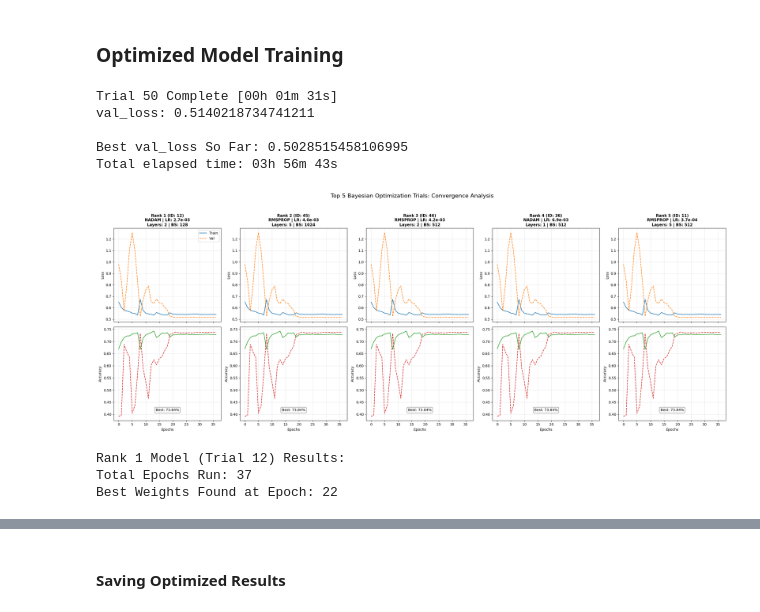
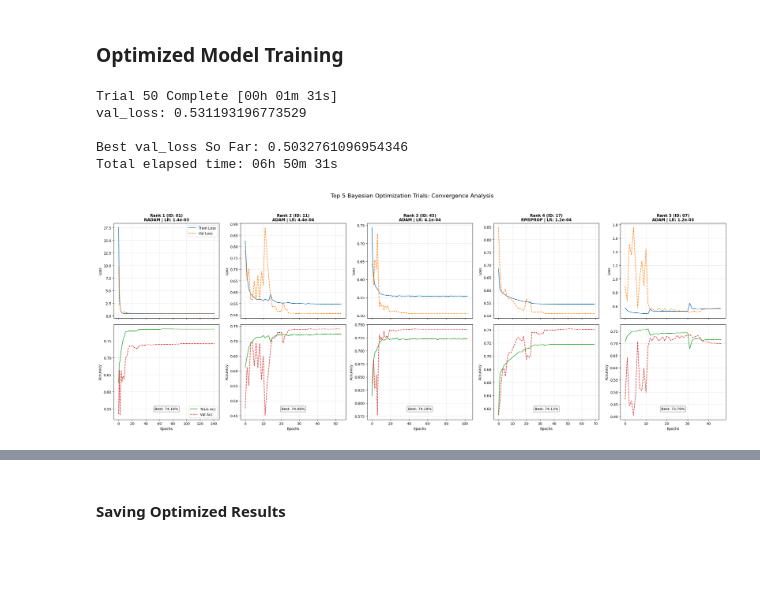
Before and after one commit to neeeal/MSCS-TIPQC, a Jupyter notebook: PSMDSSC 103/final_project/ML_Final_Req_Baseline_and_Optimized_ANN (1) - Copy.ipynb, the cells around one changed output, grey strips where cells are left out. Cells and saved outputs as stored; diff of their text form; code cells hidden in the pictures; blank space fills up the shorter version.

Commit message:
feat: revised and retrained models for v4 (fixed history logging)

```diff
--- a/PSMDSSC 103/ML_Final_Req_Baseline_and_Optimized_ANN (1) - Copy.ipynb
+++ b/PSMDSSC 103/final_project/ML_Final_Req_Baseline_and_Optimized_ANN (1) - Copy.ipynb
@@ -979,16 +979,9 @@ baseline_metrics.to_csv('baseline_model_metrics.csv', index=False)
 # print(f"\nBest F1 Score: {search_result.best_score_:.4f}")
 # print(f"Best Parameters: {search_result.best_params_}")
 # %%
-import tensorflow as tf
-import tensorflow_addons as tfa
-import keras_tuner as kt
-import numpy as np
-from tensorflow.keras.models import Model
-from tensorflow.keras.layers import Input, Dense, Dropout, BatchNormalization, LeakyReLU
-from tensorflow.keras.optimizers import Adam, RMSprop, Nadam
-from tensorflow.keras.callbacks import EarlyStopping, ReduceLROnPlateau
 import os
 import pandas as pd
+import numpy as np
 import tensorflow as tf
 import tensorflow_addons as tfa
 import keras_tuner as kt
@@ -1022,11 +1015,10 @@ class MyBayesianTuner(kt.BayesianOptimization):
         history_file = os.path.join(trial_dir, "trial_history.csv")
         csv_logger = CSVLogger(history_file)
 
-        # Inject the logger into the existing callbacks
-        if "callbacks" in kwargs:
-            kwargs["callbacks"].append(csv_logger)
-        else:
-            kwargs["callbacks"] = [csv_logger]
+        # Create a clean copy of the callbacks list to prevent accumulation
+        trial_callbacks = kwargs.get('callbacks', []).copy()
+        trial_callbacks.append(csv_logger)
+        kwargs['callbacks'] = trial_callbacks
 
         # Prepare datasets
         train_ds = tf.data.Dataset.from_tensor_slices((x, y))
@@ -1054,7 +1046,7 @@ def build_model(hp):
     num_layers = hp.Int('num_layers', 1, 5)
     activation_func = hp.Choice('activation_func', ['relu', 'leaky_relu', 'elu'])
     dropout_rate = hp.Float('dropout_rate', 0.0, 0.4, step=0.1)
-    batchnorm = hp.Boolean('batchnorm') # Fixed syntax from hp.Bool
+    batchnorm = hp.Boolean('batchnorm')
 
     for i in range(num_layers):
         units = hp.Choice(f'units_l{i}', [32, 64, 128, 256, 512])
@@ -1093,7 +1085,6 @@ def build_model(hp):
     return model
 
 # 4. Search Execution
-# Using val_loss as objective for better gradient guidance
 tuner = MyBayesianTuner(
     build_model,
     objective='val_loss',
@@ -1126,10 +1117,10 @@ tuner.search(
 )
 # %% [output]
 Trial 50 Complete [00h 01m 31s]
-val_loss: 0.5140218734741211
+val_loss: 0.531193196773529
 
-Best val_loss So Far: 0.5028515458106995
-Total elapsed time: 03h 56m 43s
+Best val_loss So Far: 0.5032761096954346
+Total elapsed time: 06h 50m 31s
 # %%
 import os
 import pandas as pd
@@ -1144,76 +1135,47 @@ fig, axes = plt.subplots(2, top_n, figsize=(25, 10), sharex='col')
 plt.subplots_adjust(hspace=0.3, wspace=0.3)
 
 for i, trial in enumerate(top_trials):
-    # Path to the stored CSV history
     trial_id = trial.trial_id
     history_path = os.path.join('bayesian_tuning_v4', 'customer_seg_final', f"trial_{trial_id}", "trial_history.csv")
 
     if os.path.exists(history_path):
         history_df = pd.read_csv(history_path)
         hps = trial.hyperparameters.values
 
         # --- Row 1: Loss Plot ---
         ax_loss = axes[0, i]
-        ax_loss.plot(history_df['loss'], label='Train', color='#1f77b4', linewidth=1.5)
-        ax_loss.plot(history_df['val_loss'], label='Val', color='#ff7f0e', linestyle='--', linewidth=1.5)
+        # Labeling Training and Validation explicitly
+        ax_loss.plot(history_df['loss'], label='Train Loss', color='#1f77b4', linewidth=1.5)
+        ax_loss.plot(history_df['val_loss'], label='Val Loss', color='#ff7f0e', linestyle='--', linewidth=1.5)
 
-        # Configuration Summary in Title
-        opt = hps.get('optimizer_name').upper()
-        lr = f"{hps.get('learning_rate'):.1e}"
-        layers = hps.get('num_layers')
-        bs = hps.get('batch_size')
-
-        ax_loss.set_title(f"Rank {i+1} (ID: {trial_id})\n{opt} | LR: {lr}\nLayers: {layers} | BS: {bs}", fontsize=11, fontweight='bold')
+        ax_loss.set_title(f"Rank {i+1} (ID: {trial_id})\n{hps.get('optimizer_name').upper()} | LR: {hps.get('learning_rate'):.1e}", fontsize=11, fontweight='bold')
         ax_loss.set_ylabel('Loss')
         ax_loss.grid(True, alpha=0.3)
-        if i == 0: ax_loss.legend()
+        if i == 0: ax_loss.legend() # Legend for the first column
 
         # --- Row 2: Accuracy Plot ---
         ax_acc = axes[1, i]
-        ax_acc.plot(history_df['accuracy'], color='#2ca02c', linewidth=1.5)
-        ax_acc.plot(history_df['val_accuracy'], color='#d62728', linestyle='--', linewidth=1.5)
+        # Added labels here so they can be identified in a legend
+        ax_acc.plot(history_df['accuracy'], label='Train Acc', color='#2ca02c', linewidth=1.5)
+        ax_acc.plot(history_df['val_accuracy'], label='Val Acc', color='#d62728', linestyle='--', linewidth=1.5)
 
         ax_acc.set_ylabel('Accuracy')
         ax_acc.set_xlabel('Epochs')
-        # Show final best val accuracy in label
+
+        # Annotate best validation accuracy
         best_val = history_df['val_accuracy'].max()
         ax_acc.annotate(f'Best: {best_val:.2%}', xy=(0.5, 0.1), xycoords='axes fraction',
                         ha='center', fontsize=10, bbox=dict(boxstyle="round", fc="w", alpha=0.5))
 
         ax_acc.grid(True, alpha=0.3)
+        if i == 0: ax_acc.legend() # Added legend to first column of Accuracy row
 
-    else:
-        print(f"Warning: History file not found for Trial {trial_id} at {history_path}")
 
 plt.suptitle(f"Top {top_n} Bayesian Optimization Trials: Convergence Analysis", fontsize=16, y=0.98)
 plt.tight_layout(rect=[0, 0.03, 1, 0.95])
 plt.show()
 # %% [output]
-[figure, old version]
+[figure, new version]
-# %%
-# 1. Access the Rank 1 trial
-best_trial = tuner.oracle.get_best_trials(num_trials=1)[0]
-trial_id = best_trial.trial_id
-
-# 2. Load the history file
-history_path = os.path.join('bayesian_tuning_v4', 'customer_seg_final', f"trial_{trial_id}", "trial_history.csv")
-history_df = pd.read_csv(history_path)
-
-# 3. Calculate Epoch Metrics
-# Total rows in CSV = Total epochs trained before stopping
-total_epochs_trained = len(history_df)
-
-# Index of minimum val_loss + 1 = The exact epoch where the best model was captured
-# (Since restore_best_weights=True, this is the version you actually use)
-best_epoch_step = history_df['val_loss'].idxmin() + 1
-
-print(f"Rank 1 Model (Trial {trial_id}) Results:")
-print(f"Total Epochs Run: {total_epochs_trained}")
-print(f"Best Weights Found at Epoch: {best_epoch_step}")
-# %% [output]
-Rank 1 Model (Trial 12) Results:
-Total Epochs Run: 37
-Best Weights Found at Epoch: 22
 # %%
 import tensorflow as tf
 import numpy as np
```
Also changed, not shown: parts of 9 cells of this notebook, 9 other files.
